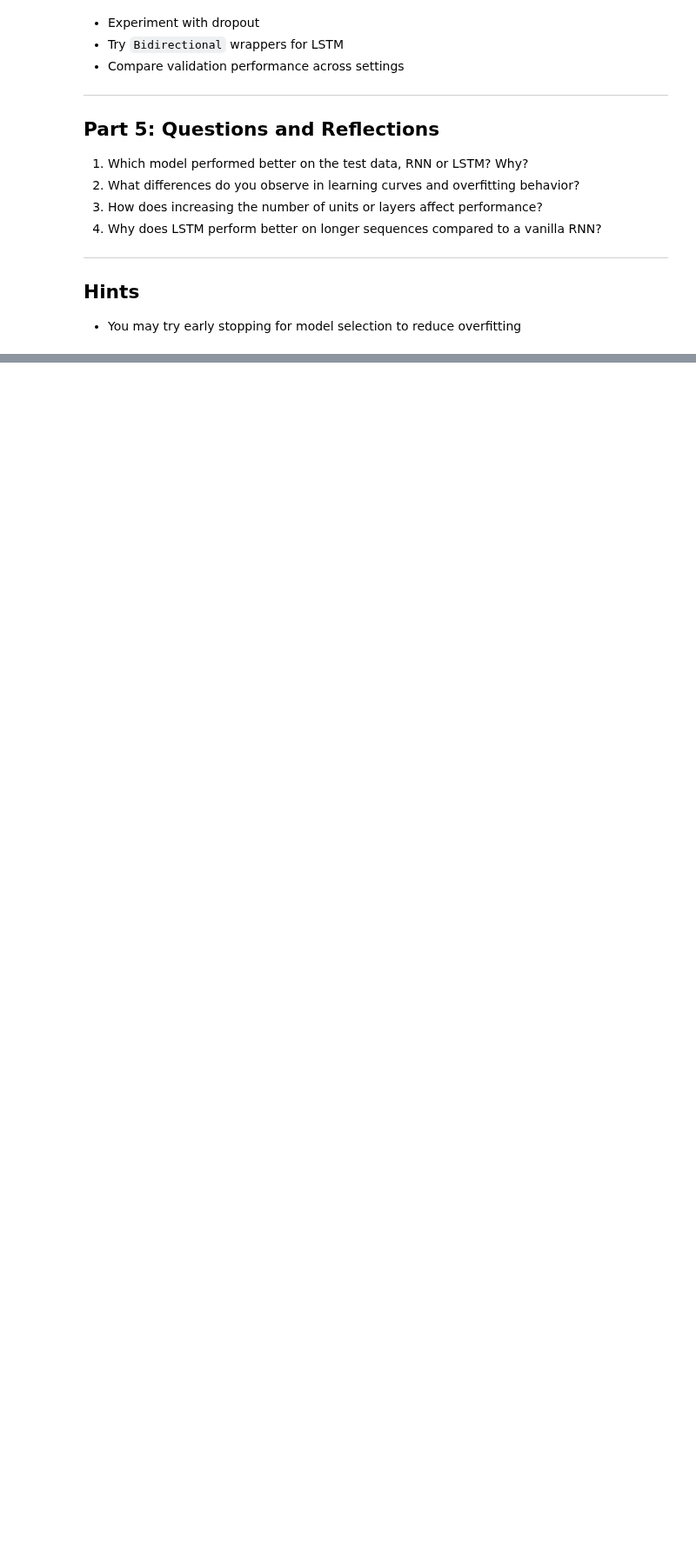
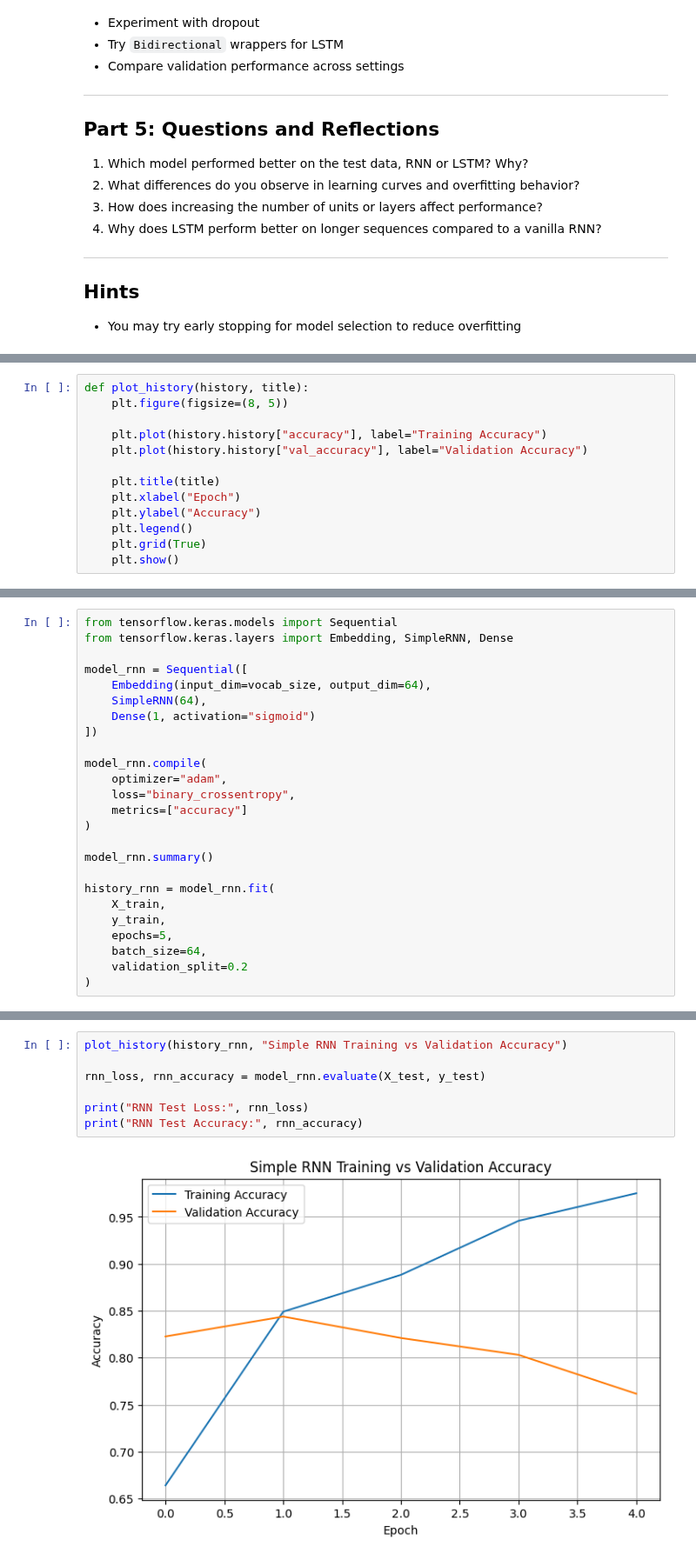
Before and after one commit to dsmith513/homework, a Jupyter notebook: cs412/hw5/RNN-LSTM.ipynb, the cells around one changed output, grey strips where cells are left out. Shown at 87% size. Saved outputs shown, nothing was run; the diff lists cells and outputs as text; blank space fills up the shorter version.

```diff
--- a/cs412/hw5/RNN-LSTM.ipynb
+++ b/cs412/hw5/RNN-LSTM.ipynb
@@ -102,0 +133,13 @@ history_lstm = model_lstm.fit(X_train, y_train, epochs=5, batch_size=64, validat
+# %%
+def plot_history(history, title):
+    plt.figure(figsize=(8, 5))
+
+    plt.plot(history.history["accuracy"], label="Training Accuracy")
+    plt.plot(history.history["val_accuracy"], label="Validation Accuracy")
+
+    plt.title(title)
+    plt.xlabel("Epoch")
+    plt.ylabel("Accuracy")
+    plt.legend()
+    plt.grid(True)
+    plt.show()
@@ -102,0 +148,25 @@ history_lstm = model_lstm.fit(X_train, y_train, epochs=5, batch_size=64, validat
+# %%
+from tensorflow.keras.models import Sequential
+from tensorflow.keras.layers import Embedding, SimpleRNN, Dense
+
+model_rnn = Sequential([
+    Embedding(input_dim=vocab_size, output_dim=64),
+    SimpleRNN(64),
+    Dense(1, activation="sigmoid")
+])
+
+model_rnn.compile(
+    optimizer="adam",
+    loss="binary_crossentropy",
+    metrics=["accuracy"]
+)
+
+model_rnn.summary()
+
+history_rnn = model_rnn.fit(
+    X_train,
+    y_train,
+    epochs=5,
+    batch_size=64,
+    validation_split=0.2
+)
@@ -102,0 +197,9 @@ history_lstm = model_lstm.fit(X_train, y_train, epochs=5, batch_size=64, validat
+# %%
+plot_history(history_rnn, "Simple RNN Training vs Validation Accuracy")
+
+rnn_loss, rnn_accuracy = model_rnn.evaluate(X_test, y_test)
+
+print("RNN Test Loss:", rnn_loss)
+print("RNN Test Accuracy:", rnn_accuracy)
+# %% [output]
+[figure, added]
```
Also changed, not shown: parts of 24 cells of this notebook, 3 other files.
